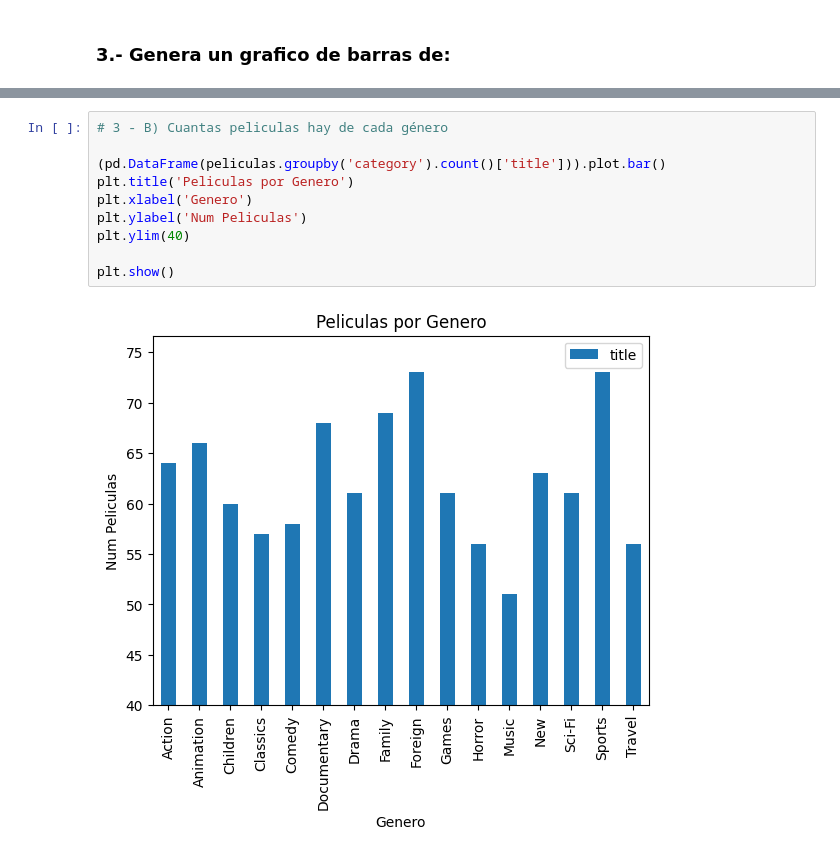
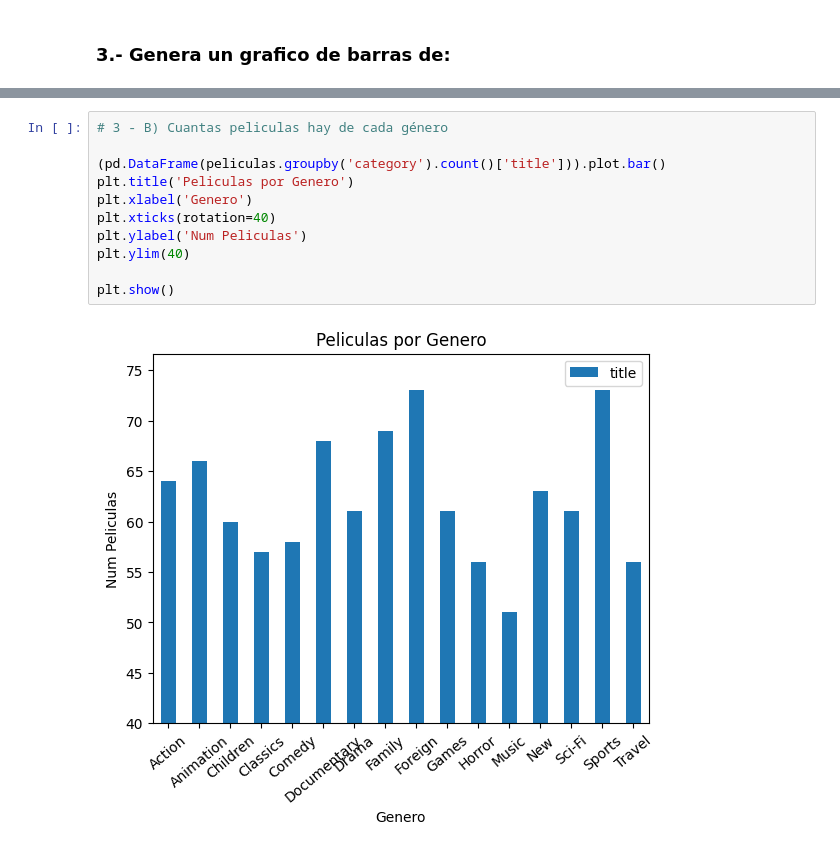
Before and after one commit to SalvadorAlmaguer0/EstadisticaAplicada, a Jupyter notebook: 1erParcial_SAO_2076430_EAG41_ago2023.ipynb, the cells around one changed output, grey strips where cells are left out. Drawn from its saved outputs; the diff is of its cells as text.

```diff
--- a/1erParcial_SAO_2076430_EAG41_ago2023.ipynb
+++ b/1erParcial_SAO_2076430_EAG41_ago2023.ipynb
@@ -309,12 +309,13 @@ plt.show()
 # %%
 # 3 - B) Cuantas peliculas hay de cada género
 
 (pd.DataFrame(peliculas.groupby('category').count()['title'])).plot.bar()
 plt.title('Peliculas por Genero')
 plt.xlabel('Genero')
+plt.xticks(rotation=40)
 plt.ylabel('Num Peliculas')
 plt.ylim(40)
 
 plt.show()
 # %% [output]
-[figure, old version]
+[figure, new version]
```
Also changed, not shown: parts of 3 cells of this notebook.
